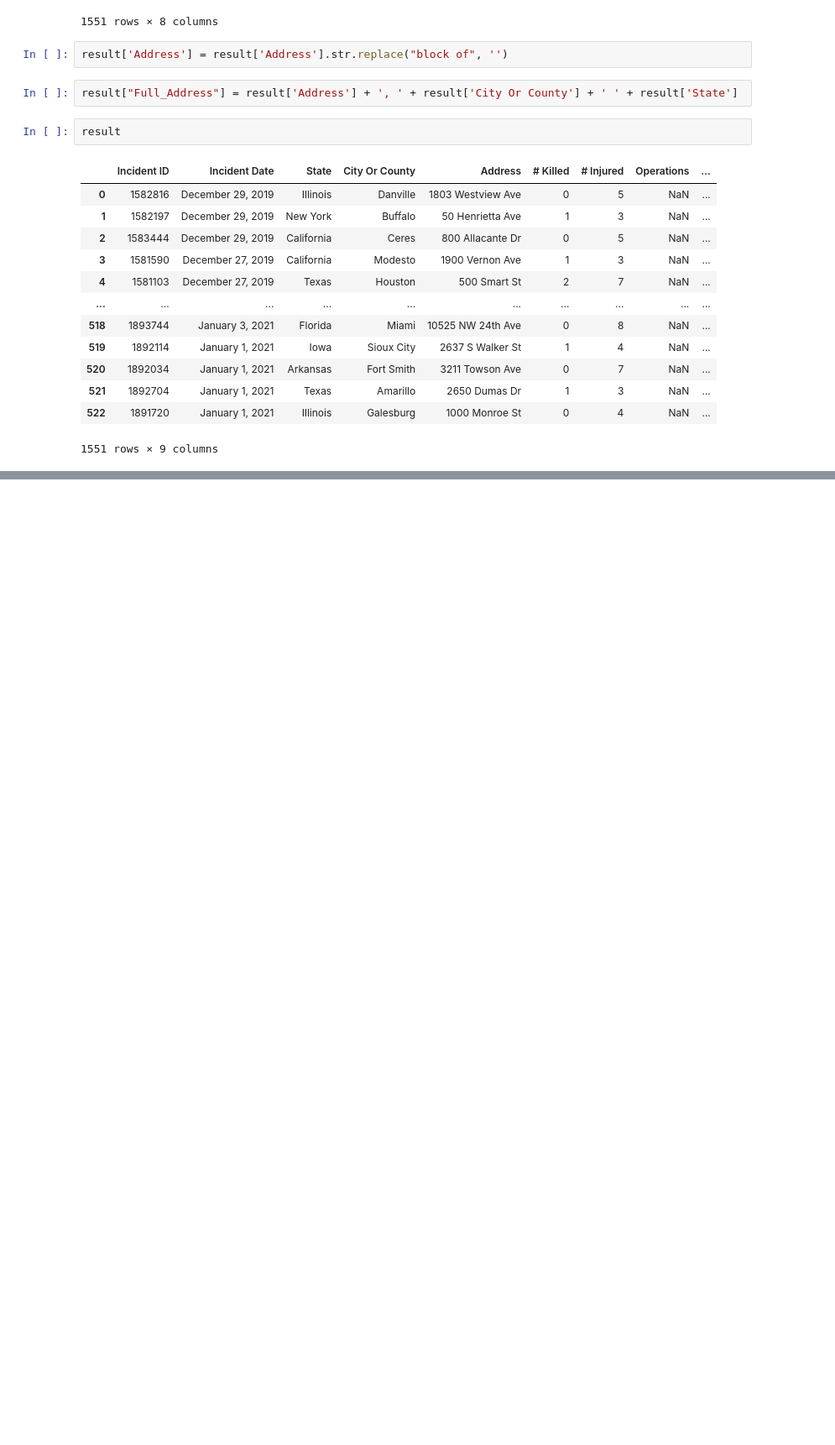
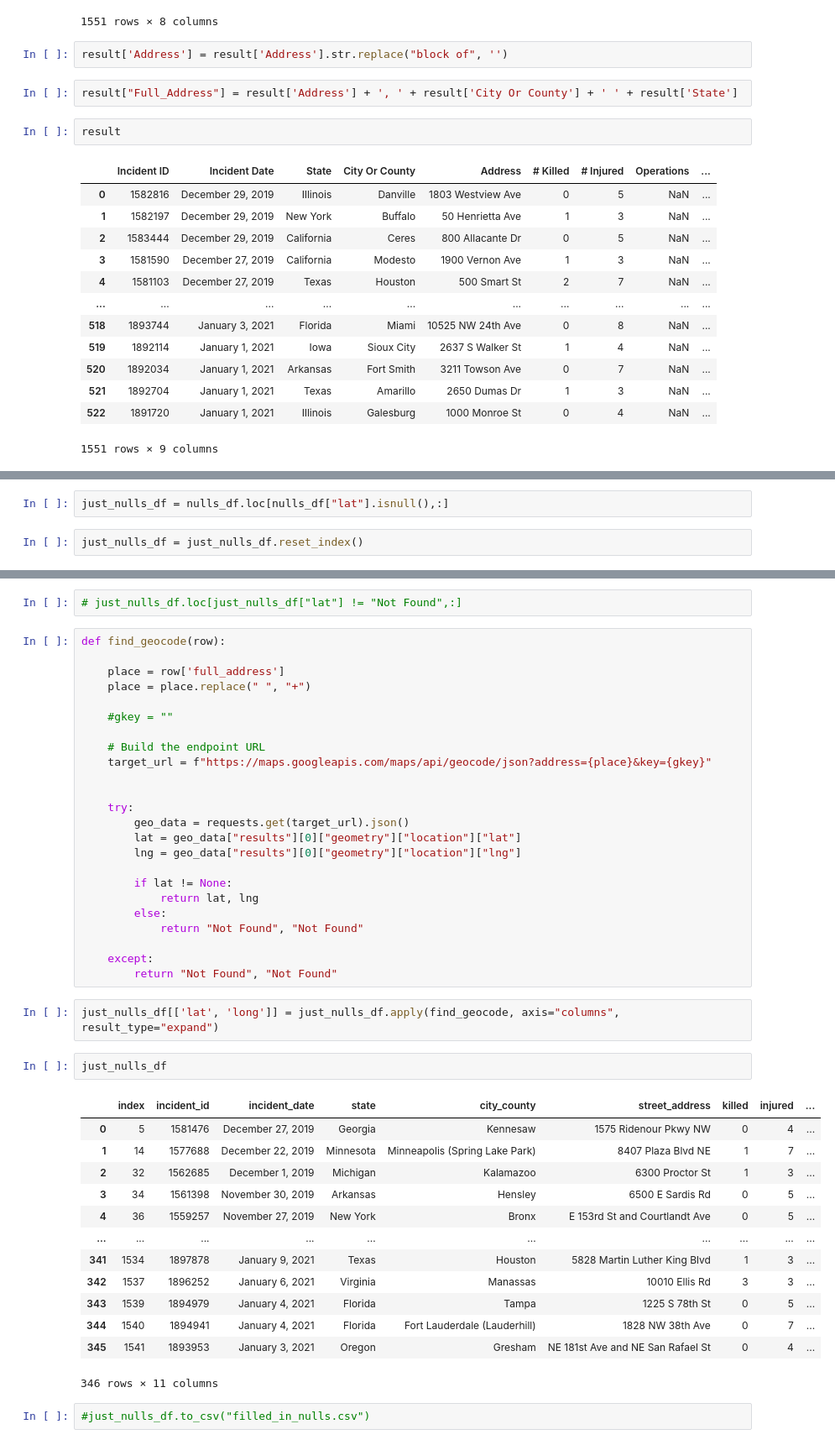
Before and after one commit to dakotajcollins/Project-3-Gun_Violence, a Jupyter notebook: Trevor/Untitled.ipynb, the cells around one changed output, grey strips where cells are left out. Shown at 84% size. Cells and saved outputs as stored; diff of their text form; blank space fills up the shorter version.

```diff
--- a/Trevor/Untitled.ipynb
+++ b/Trevor/Untitled.ipynb
@@ -148,0 +142,4 @@ result.to_csv("results_parsed_4.csv")
+# %%
+just_nulls_df = nulls_df.loc[nulls_df["lat"].isnull(),:]
+# %%
+just_nulls_df = just_nulls_df.reset_index()
@@ -148,0 +155,46 @@ result.to_csv("results_parsed_4.csv")
+# %%
+# just_nulls_df.loc[just_nulls_df["lat"] != "Not Found",:]
+# %%
+def find_geocode(row):
+
+    place = row['full_address']
+    place = place.replace(" ", "+")
+
+    #gkey = ""
+
+    # Build the endpoint URL
+    target_url = f"https://maps.googleapis.com/maps/api/geocode/json?address={place}&key={gkey}"
+
+
+    try:
+        geo_data = requests.get(target_url).json()
+        lat = geo_data["results"][0]["geometry"]["location"]["lat"]
+        lng = geo_data["results"][0]["geometry"]["location"]["lng"]
+
+        if lat != None:
+            return lat, lng
+        else:
+            return "Not Found", "Not Found"
+
+    except:
+        return "Not Found", "Not Found"
+# %%
+just_nulls_df[['lat', 'long']] = just_nulls_df.apply(find_geocode, axis="columns", result_type="expand")
+# %%
+just_nulls_df
+# %% [output]
+|  | index | incident_id | incident_date | state | city_county | street_address | killed | injured | ... |
+| 0 | 5 | 1581476 | December 27, 2019 | Georgia | Kennesaw | 1575 Ridenour Pkwy NW | 0 | 4 | ... |
+| 1 | 14 | 1577688 | December 22, 2019 | Minnesota | Minneapolis (Spring Lake Park) | 8407 Plaza Blvd NE | 1 | 7 | ... |
+| 2 | 32 | 1562685 | December 1, 2019 | Michigan | Kalamazoo | 6300 Proctor St | 1 | 3 | ... |
+| 3 | 34 | 1561398 | November 30, 2019 | Arkansas | Hensley | 6500 E Sardis Rd | 0 | 5 | ... |
+| 4 | 36 | 1559257 | November 27, 2019 | New York | Bronx | E 153rd St and Courtlandt Ave | 0 | 5 | ... |
+| ... | ... | ... | ... | ... | ... | ... | ... | ... | ... |
+| 341 | 1534 | 1897878 | January 9, 2021 | Texas | Houston | 5828 Martin Luther King Blvd | 1 | 3 | ... |
+| 342 | 1537 | 1896252 | January 6, 2021 | Virginia | Manassas | 10010 Ellis Rd | 3 | 3 | ... |
+| 343 | 1539 | 1894979 | January 4, 2021 | Florida | Tampa | 1225 S 78th St | 0 | 5 | ... |
+| 344 | 1540 | 1894941 | January 4, 2021 | Florida | Fort Lauderdale (Lauderhill) | 1828 NW 38th Ave | 0 | 7 | ... |
+| 345 | 1541 | 1893953 | January 3, 2021 | Oregon | Gresham | NE 181st Ave and NE San Rafael St | 0 | 4 | ... |
+346 rows × 11 columns
+# %%
+#just_nulls_df.to_csv("filled_in_nulls.csv")
```
Also changed, not shown: parts of 28 cells of this notebook, 3 other files.
